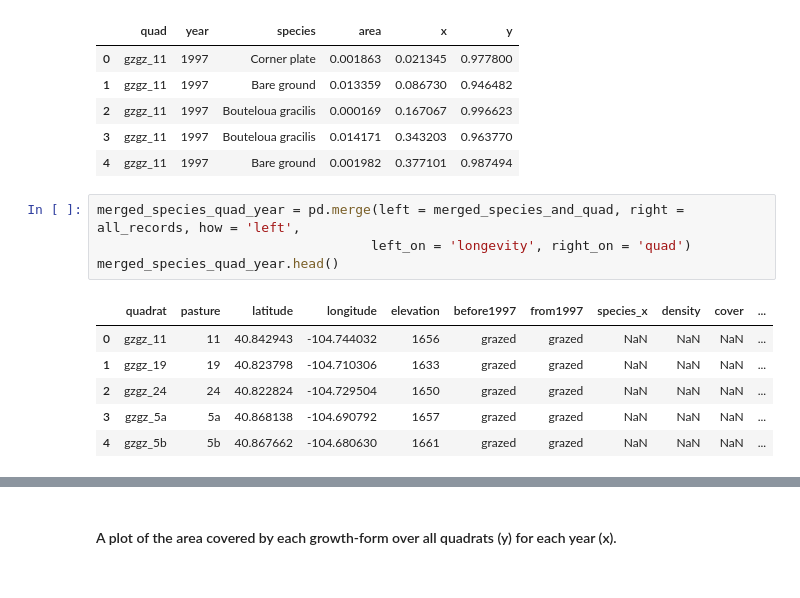
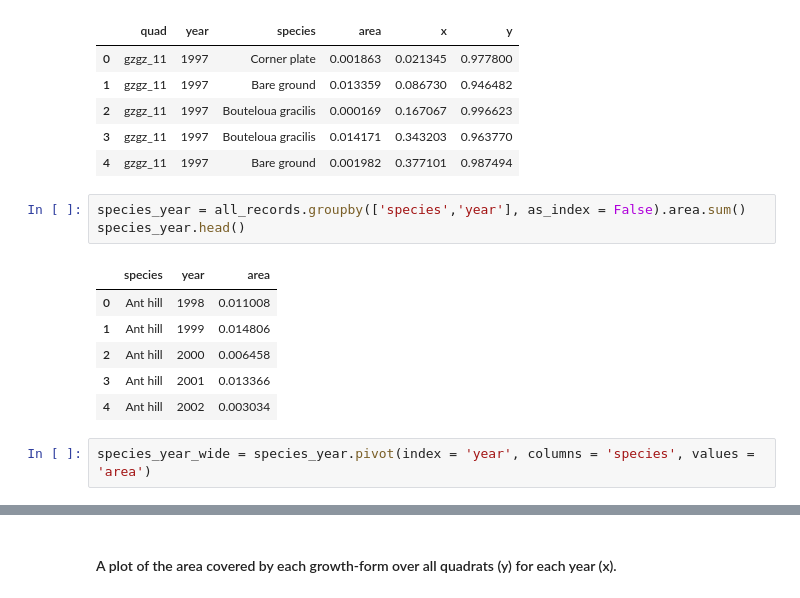
Before and after one commit to melissahoffman/Python_Data_Analysis, a Jupyter notebook: Python_Data_Analysis.ipynb, the cells around one changed output, grey strips where cells are left out. Saved outputs shown, nothing was run; the diff lists cells and outputs as text.

```diff
--- a/Python_Data_Analysis.ipynb
+++ b/Python_Data_Analysis.ipynb
@@ -64,14 +54,15 @@ all_records.head()
 | 2 | gzgz_11 | 1997 | Bouteloua gracilis | 0.000169 | 0.167067 | 0.996623 |
 | 3 | gzgz_11 | 1997 | Bouteloua gracilis | 0.014171 | 0.343203 | 0.963770 |
 | 4 | gzgz_11 | 1997 | Bare ground | 0.001982 | 0.377101 | 0.987494 |
-# %%
-merged_species_quad_year = pd.merge(left = merged_species_and_quad, right = all_records, how = 'left',
-                                   left_on = 'longevity', right_on = 'quad')
-merged_species_quad_year.head()
-# %% [output]
-|  | quadrat | pasture | latitude | longitude | elevation | before1997 | from1997 | species_x | density | cover | ... |
-| 0 | gzgz_11 | 11 | 40.842943 | -104.744032 | 1656 | grazed | grazed | NaN | NaN | NaN | ... |
-| 1 | gzgz_19 | 19 | 40.823798 | -104.710306 | 1633 | grazed | grazed | NaN | NaN | NaN | ... |
-| 2 | gzgz_24 | 24 | 40.822824 | -104.729504 | 1650 | grazed | grazed | NaN | NaN | NaN | ... |
-| 3 | gzgz_5a | 5a | 40.868138 | -104.690792 | 1657 | grazed | grazed | NaN | NaN | NaN | ... |
-| 4 | gzgz_5b | 5b | 40.867662 | -104.680630 | 1661 | grazed | grazed | NaN | NaN | NaN | ... |
+# %%
+species_year = all_records.groupby(['species','year'], as_index = False).area.sum()
+species_year.head()
+# %% [output]
+|  | species | year | area |
+| 0 | Ant hill | 1998 | 0.011008 |
+| 1 | Ant hill | 1999 | 0.014806 |
+| 2 | Ant hill | 2000 | 0.006458 |
+| 3 | Ant hill | 2001 | 0.013366 |
+| 4 | Ant hill | 2002 | 0.003034 |
+# %%
+species_year_wide = species_year.pivot(index = 'year', columns = 'species', values = 'area')
```
Also changed, not shown: parts of 4 cells of this notebook.
